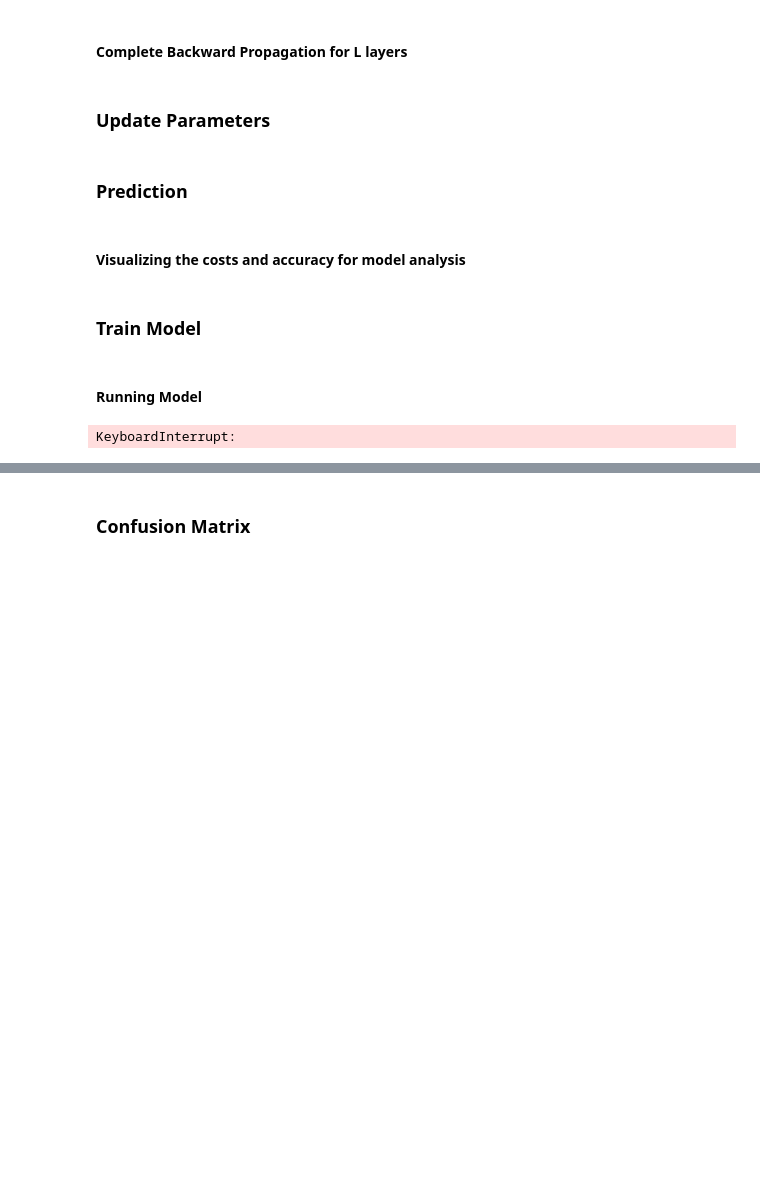
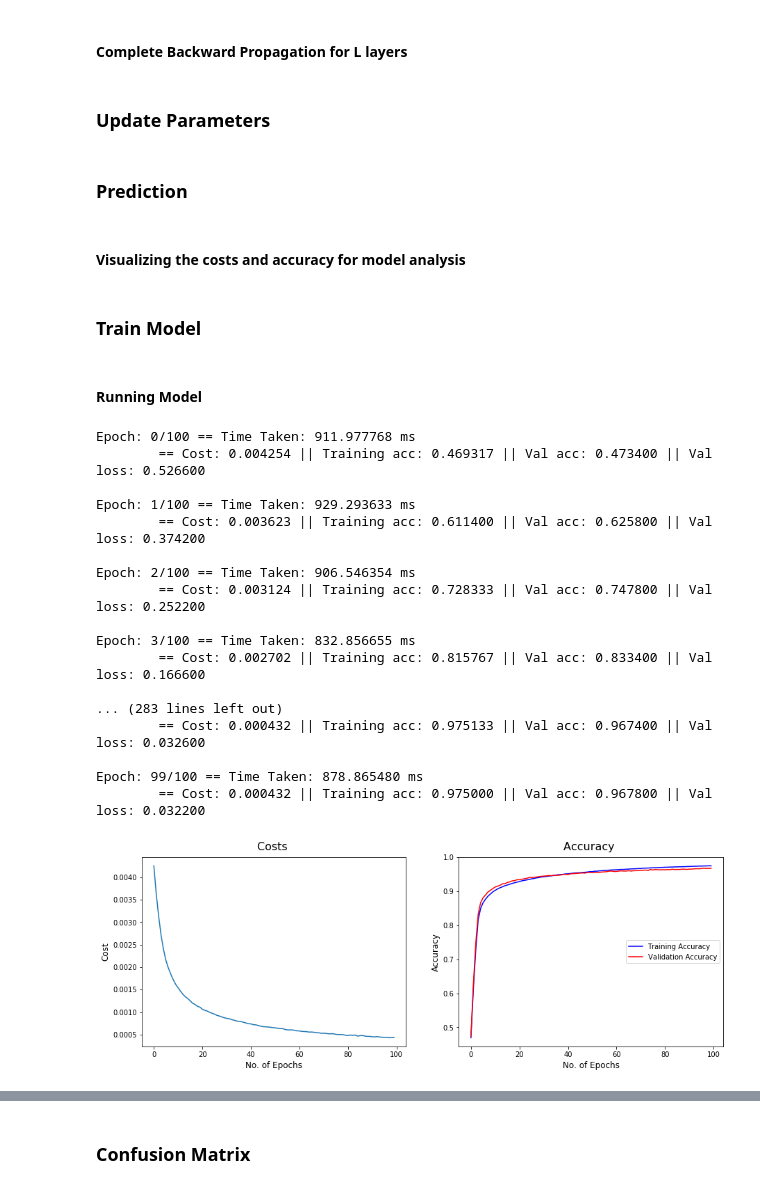
Before and after one commit to kattelsameer/HandWritten-Digit-Recognition-using-Deep-Learning, a Jupyter notebook: 7. Final Model/Final Model.ipynb, the cells around one changed output, grey strips where cells are left out. Cells and saved outputs as stored; diff of their text form; code cells hidden in the pictures; blank space fills up the shorter version.

```diff
--- a/7. Final Model/Final Model.ipynb
+++ b/7. Final Model/Final Model.ipynb
@@ -358,7 +358,7 @@ def backward_dropout(dA_prev_temp, D, keep_prob):
     dA_prev = np.divide(dA_prev,keep_prob)
     return dA_prev
 # %%
-def backward_prop(AL, Y, caches, dropout_masks = [], keep_probs = [], lambd = 0, regularizer = "no"):
+def backward_prop(AL, Y, caches, dropout_masks = [], keep_probs = [], lambd = 0, regularizer = None):
     grads = {}
     L = len(caches) # the number of layers
     m = AL.shape[1]
@@ -405,7 +405,7 @@ def initialize_adam(parameters) :
 
     return v, s
 # %%
-def update_parameters(parameters, grads, learning_rate, optimizer = "no", beta1 = 0, beta2 = 0,  epsilon = 0, v = {}, s = {}, t = 0):
+def update_parameters(parameters, grads, learning_rate, optimizer = "bgd", beta1 = 0, beta2 = 0,  epsilon = 0, v = {}, s = {}, t = 0):
 
     L = len(parameters) // 2
     v_corrected = {}
@@ -452,11 +452,11 @@ def predict(X,y,parameters):
     predicted_labels = np.argmax(probas,axis=0).reshape(1,probas.shape[1])
     predicted_prob = np.max(probas,axis = 0).reshape(1,m)
 
-    Y = np.argmax(y,axis=0).reshape(1,y.shape[1])
+    true_labels = np.argmax(y,axis=0).reshape(1,y.shape[1])
 
 
     #print results
-    true_prediction = np.equal(predicted_labels,Y)
+    true_prediction = np.equal(predicted_labels,true_labels)
 
     num_correct_labels = np.sum(true_prediction)
     accuracy = (num_correct_labels/m)
@@ -492,7 +489,7 @@ def visualize_results(attr, attr_type):
 # %% [markdown]
 ### Train Model
 # %%
-def train(X_train, Y_train, X_dev, Y_dev, layers_dim, hyperParams, initialization = "he", optimizer = 'adam',regularizer = 'l2' ):
+def train(X_train, Y_train, X_dev, Y_dev, layers_dim, hyperParams, initialization = "random", optimizer = 'bgd',regularizer = None ):
     # loading the hyper parameters
     learning_rate = hyperParams['learning_rate']
     num_epoch = hyperParams['num_epoch']
@@ -512,19 +509,19 @@ def train(X_train, Y_train, X_dev, Y_dev, layers_dim, hyperParams, initializatio
         mini_batch_size = 1
     elif optimizer == 'bgd':
         mini_batch_size = m
+    elif optimizer == 'mgd' or optimizer == 'adam':
+        mini_batch_size = hyperParams['mini_batch_size']
     else:
-        mini_batch_size = hyperParams['mini_batch_size']
+        raise ValueError("Optimizer value out of scope")
 
     #initializing the parameters
-    parameters = init_parameters(layers_dim,initialization = "he")
+    parameters = init_parameters(layers_dim, initialization)
 
-    if optimizer == 'mgd' or optimizer == 'sgd' or optimizer == 'bgd':
-        pass
-    elif optimizer == 'adam':
-        t = 0
-        v,s = initialize_adam(parameters)
+    #initializing adam parameters, used only when optimizer = 'adam'
+    t = 0
+    v,s = initialize_adam(parameters)
 
-    #Grediant Descent
+    #Gradient Descent
     for i in range(0, num_epoch):
         seed += 1
         minibatches = rand_mini_batches(X_train, Y_train, mini_batch_size, seed)
@@ -545,10 +542,13 @@ def train(X_train, Y_train, X_dev, Y_dev, layers_dim, hyperParams, initializatio
             grads = backward_prop(AL, minibatch_Y, caches, dropout_masks = dropout_masks, keep_probs = keep_probs, lambd = lambd, regularizer = regularizer)
 
             #Updating parameters
-            t = t+1
-            parameters, v, s = update_parameters(parameters, grads, learning_rate, optimizer = "adam", beta1 = b1, beta2 = b2,  epsilon = ep, v = v, s = s, t = t)
+            t += 1
+            parameters, v, s = update_parameters(parameters, grads, learning_rate, optimizer = optimizer, beta1 = b1, beta2 = b2,  epsilon = ep, v = v, s = s, t = t)
 
-        epoch_cost_avg = epoch_cost / m
+        if optimizer == 'bgd':
+            epoch_cost_avg = epoch_cost
+        else:
+            epoch_cost_avg = epoch_cost / m
         costs.append(epoch_cost_avg)
 
         #computing and accumulating training and validation accuracy
@@ -560,22 +560,37 @@ def train(X_train, Y_train, X_dev, Y_dev, layers_dim, hyperParams, initializatio
         tic = time.time()  # for calculating epoch time
         epoch_time = 1000*(tic-toc)
 
-        print("\nEpoch: %d == Learning rate: %f || Time Taken: %f ms"%(i,learning_rate,epoch_time))
+        print("\nEpoch: %d/%d == Time Taken: %f ms"%(i, num_epoch, epoch_time))
         print ("\t== Cost: %f || Training acc: %.6f || Val acc: %.6f || Val loss: %.6f"%(epoch_cost_avg,train_acc,val_acc,1-val_acc))
 
-    visualize_results(costs, attr_type='costs')
-    visualize_results(train_accs, attr_type='train_accs')
-    visualize_results(val_accs, attr_type='val_accs')
+    visualize_training_results(costs, train_accs, val_accs)
 
     return parameters
 # %% [markdown]
 #### Running Model
 # %%
-layers_dim = init_layers(train_x_norm, train_y_encoded, hidden_layers = [800,300])
-hyperParams = init_hyperParams(alpha = 0.0001, num_epoch = 50, mini_batch_size = 128,lambd = 0.7,keep_probs = [0.8,0.8])
+layers_dim = init_layers(train_x_norm, train_y_encoded, hidden_layers = [64,32,16])
+hyperParams = init_hyperParams(alpha = 0.0001, num_epoch = 100, mini_batch_size = 512,lambd = 0.7,keep_probs = [0.8,0.8,0.8])
 parameters = train(train_x_norm, train_y_encoded,dev_x_norm, dev_y_encoded,layers_dim, hyperParams, initialization = "he", optimizer = 'adam',regularizer = 'dropout')
 # %% [output]
-KeyboardInterrupt:
+Epoch: 0/100 == Time Taken: 911.977768 ms
+        == Cost: 0.004254 || Training acc: 0.469317 || Val acc: 0.473400 || Val loss: 0.526600
+
+Epoch: 1/100 == Time Taken: 929.293633 ms
+        == Cost: 0.003623 || Training acc: 0.611400 || Val acc: 0.625800 || Val loss: 0.374200
+
+Epoch: 2/100 == Time Taken: 906.546354 ms
+        == Cost: 0.003124 || Training acc: 0.728333 || Val acc: 0.747800 || Val loss: 0.252200
+
+Epoch: 3/100 == Time Taken: 832.856655 ms
+        == Cost: 0.002702 || Training acc: 0.815767 || Val acc: 0.833400 || Val loss: 0.166600
+
+... (283 lines left out)
+        == Cost: 0.000432 || Training acc: 0.975133 || Val acc: 0.967400 || Val loss: 0.032600
+
+Epoch: 99/100 == Time Taken: 878.865480 ms
+        == Cost: 0.000432 || Training acc: 0.975000 || Val acc: 0.967800 || Val loss: 0.032200
+[figure, added]
 # %%
 predicted_labels_train, prediction_prob_train,train_acc = predict(train_x_norm, train_y_encoded,parameters)
 print("\nAccuracy: "  + str(train_acc))
```
Also changed, not shown: parts of 22 cells of this notebook.
